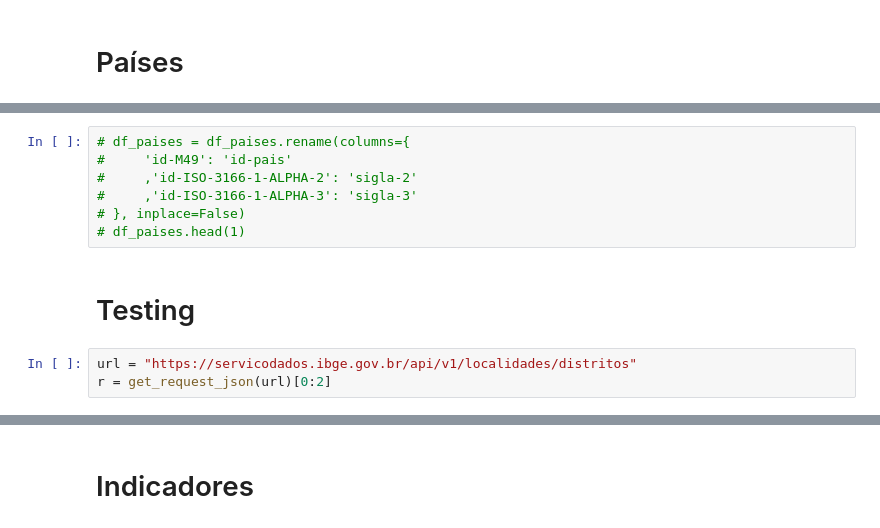
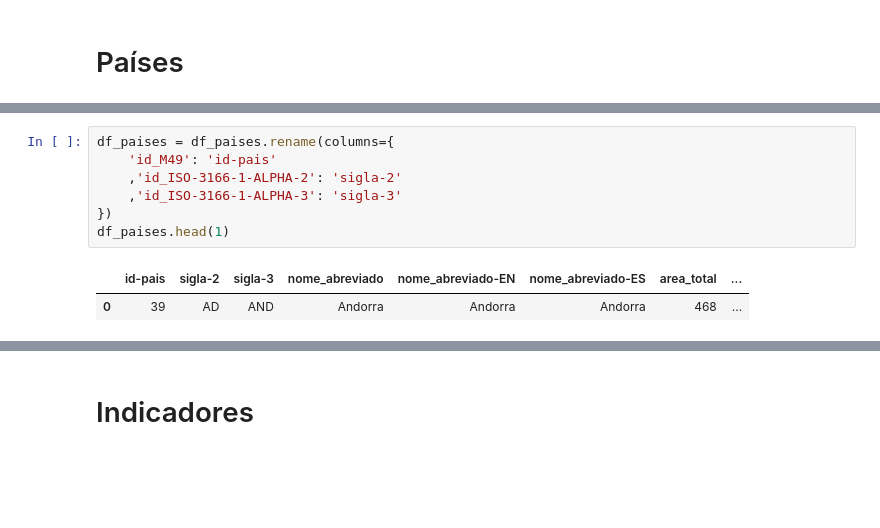
Before and after one commit to GDevigili/TCC-IBGE, a Jupyter notebook: src/datasets/paises.ipynb, the cells around one changed output, grey strips where cells are left out. Drawn from its saved outputs; the diff is of its cells as text; blank space fills up the shorter version.

```diff
--- a/src/datasets/paises.ipynb
+++ b/src/datasets/paises.ipynb
@@ -53,12 +53,10 @@ memory usage: 72.6+ KB
 # %%
-# df_paises = df_paises.rename(columns={
-#     'id-M49': 'id-pais'
-#     ,'id-ISO-3166-1-ALPHA-2': 'sigla-2'
-#     ,'id-ISO-3166-1-ALPHA-3': 'sigla-3'
-# }, inplace=False)
-# df_paises.head(1)
+df_paises = df_paises.rename(columns={
+    'id_M49': 'id-pais'
+    ,'id_ISO-3166-1-ALPHA-2': 'sigla-2'
+    ,'id_ISO-3166-1-ALPHA-3': 'sigla-3'
+})
+df_paises.head(1)
+# %% [output]
+|  | id-pais | sigla-2 | sigla-3 | nome_abreviado | nome_abreviado-EN | nome_abreviado-ES | area_total | ... |
+| 0 | 39 | AD | AND | Andorra | Andorra | Andorra | 468 | ... |
-# %% [markdown]
-# Testing
-# %%
-url = "https://servicodados.ibge.gov.br/api/v1/localidades/distritos"
-r = get_request_json(url)[0:2]
```
Also changed, not shown: parts of 9 cells of this notebook.
